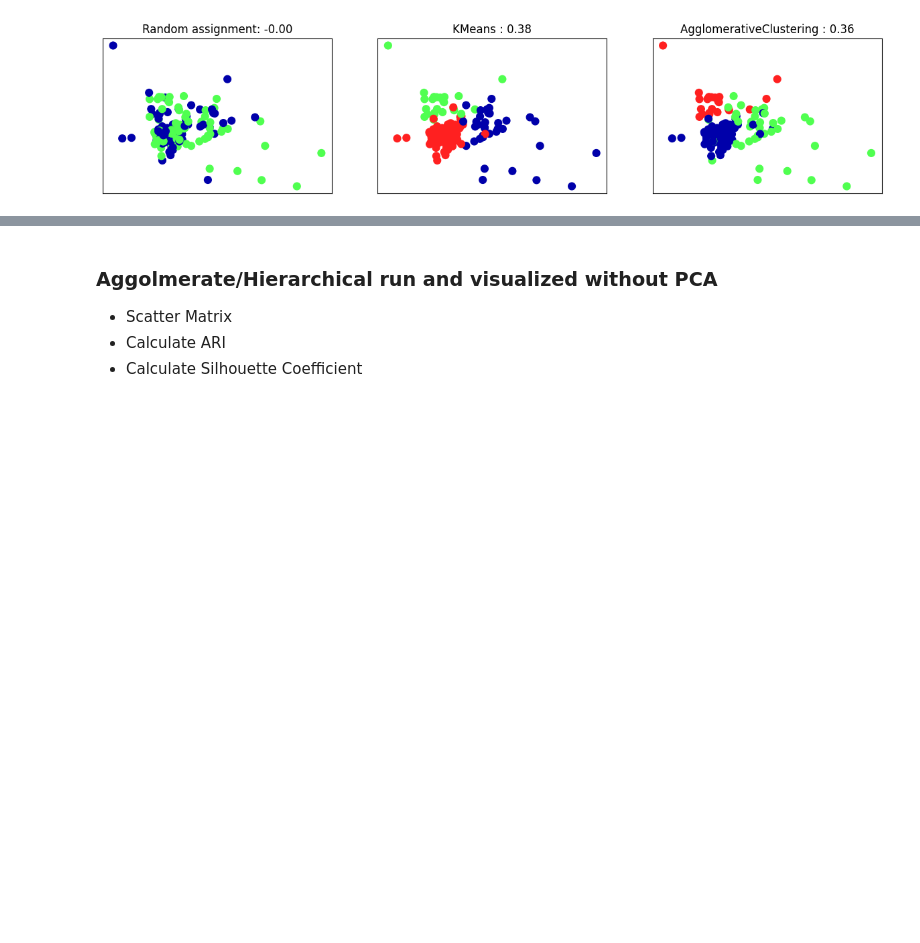
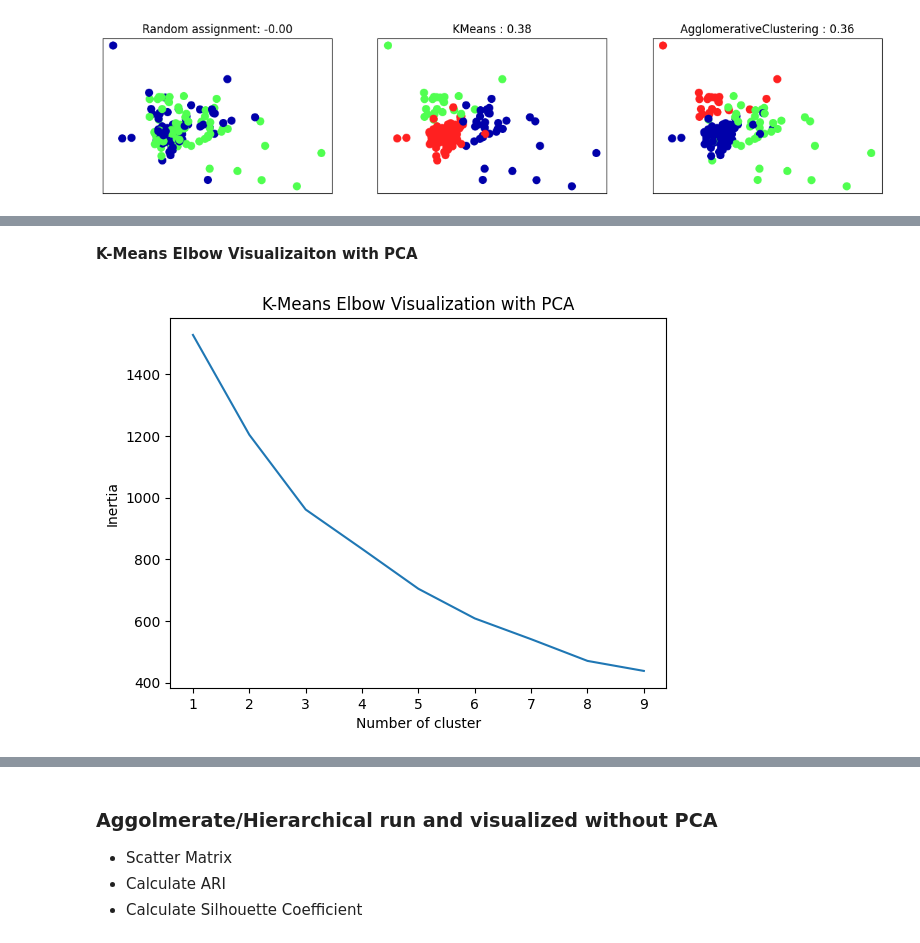
Before and after one commit to atoothman/Data-71200-Projects-, a Jupyter notebook: DATA_71200_Project_3_Glass_ID.ipynb, the cells around one changed output, grey strips where cells are left out. Cells and saved outputs as stored; diff of their text form; code cells hidden in the pictures; blank space fills up the shorter version.

```diff
--- a/DATA_71200_Project_3_Glass_ID.ipynb
+++ b/DATA_71200_Project_3_Glass_ID.ipynb
@@ -607,0 +632,17 @@ for ax, algorithm in zip(axes[1:], algorithms):
+# %% [markdown]
+
+**K-Means Elbow Visualizaiton with PCA**
+# %%
+inertiaVals = {}
+
+for k in range(1, 10):
+    kmeansKpca = KMeans(n_clusters=k, max_iter=1000).fit(X_train_pca)
+    inertiaVals[k] = kmeansKpca.inertia_
+plt.figure()
+plt.plot(list(inertiaVals.keys()), list(inertiaVals.values()))
+plt.title("K-Means Elbow Visualization with PCA")
+plt.xlabel("Number of cluster")
+plt.ylabel("Inertia")
+plt.show()
+# %% [output]
+[figure, added]
```
Also changed, not shown: parts of 7 cells of this notebook.
